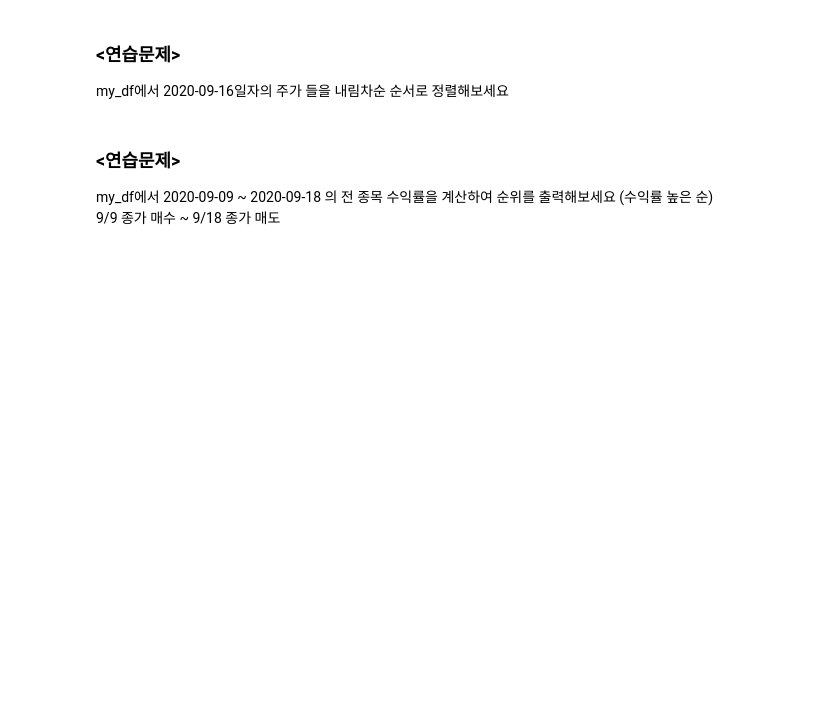
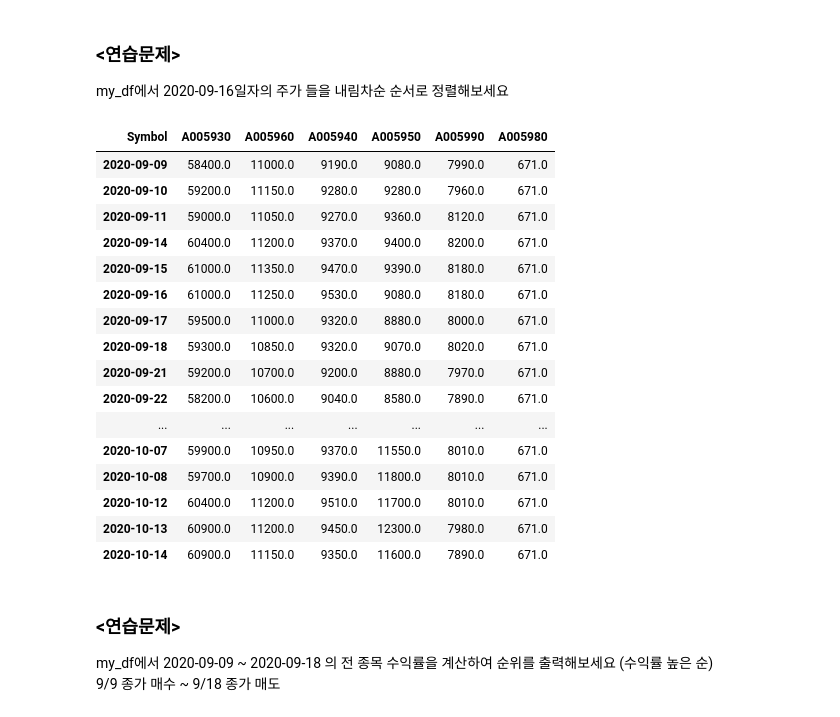
Before and after one commit to zxxoxnee/Machine-Learning, a Jupyter notebook: pandas,_테이블을_다루는_데이터_분석_도구_ipynb의_사본.ipynb, the cells around one changed output. Cells and saved outputs as stored; diff of their text form; code cells hidden in the pictures; blank space fills up the shorter version.

```diff
--- a/pandas,_테이블을_다루는_데이터_분석_도구_ipynb의_사본.ipynb
+++ b/pandas,_테이블을_다루는_데이터_분석_도구_ipynb의_사본.ipynb
@@ -142,6 +502,26 @@ my_df_2.rank(axis=0, ascending=False)
 # %% [markdown]
 ### <연습문제>
 my_df에서 2020-09-16일자의 주가 들을 내림차순 순서로 정렬해보세요
+# %%
+my_df.sort_values('2020-09-16',axis='columns',ascending=False)
+# %% [output]
+| Symbol | A005930 | A005960 | A005940 | A005950 | A005990 | A005980 |
+| 2020-09-09 | 58400.0 | 11000.0 | 9190.0 | 9080.0 | 7990.0 | 671.0 |
+| 2020-09-10 | 59200.0 | 11150.0 | 9280.0 | 9280.0 | 7960.0 | 671.0 |
+| 2020-09-11 | 59000.0 | 11050.0 | 9270.0 | 9360.0 | 8120.0 | 671.0 |
+| 2020-09-14 | 60400.0 | 11200.0 | 9370.0 | 9400.0 | 8200.0 | 671.0 |
+| 2020-09-15 | 61000.0 | 11350.0 | 9470.0 | 9390.0 | 8180.0 | 671.0 |
+| 2020-09-16 | 61000.0 | 11250.0 | 9530.0 | 9080.0 | 8180.0 | 671.0 |
+| 2020-09-17 | 59500.0 | 11000.0 | 9320.0 | 8880.0 | 8000.0 | 671.0 |
+| 2020-09-18 | 59300.0 | 10850.0 | 9320.0 | 9070.0 | 8020.0 | 671.0 |
+| 2020-09-21 | 59200.0 | 10700.0 | 9200.0 | 8880.0 | 7970.0 | 671.0 |
+| 2020-09-22 | 58200.0 | 10600.0 | 9040.0 | 8580.0 | 7890.0 | 671.0 |
+| ... | ... | ... | ... | ... | ... | ... |
+| 2020-10-07 | 59900.0 | 10950.0 | 9370.0 | 11550.0 | 8010.0 | 671.0 |
+| 2020-10-08 | 59700.0 | 10900.0 | 9390.0 | 11800.0 | 8010.0 | 671.0 |
+| 2020-10-12 | 60400.0 | 11200.0 | 9510.0 | 11700.0 | 8010.0 | 671.0 |
+| 2020-10-13 | 60900.0 | 11200.0 | 9450.0 | 12300.0 | 7980.0 | 671.0 |
+| 2020-10-14 | 60900.0 | 11150.0 | 9350.0 | 11600.0 | 7890.0 | 671.0 |
 # %% [markdown]
 ### <연습문제>
 my_df에서 2020-09-09 ~ 2020-09-18 의 전 종목 수익률을 계산하여 순위를 출력해보세요 (수익률 높은 순)
```
Also changed, not shown: parts of 59 cells of this notebook.
